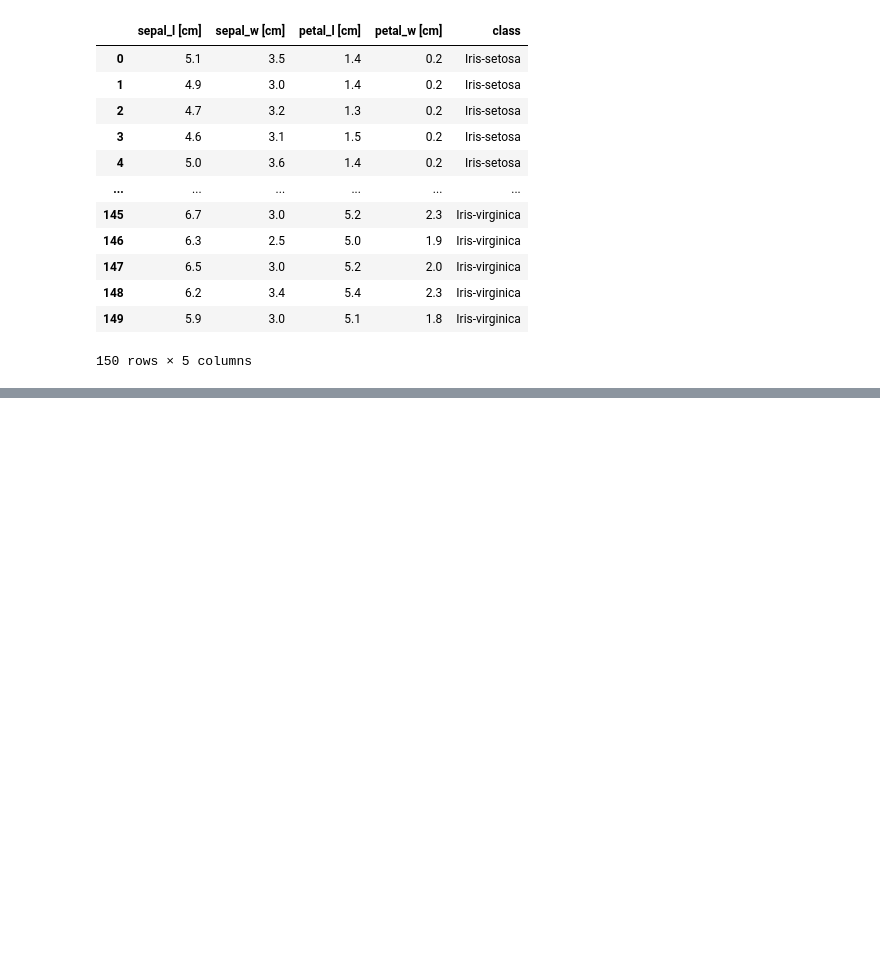
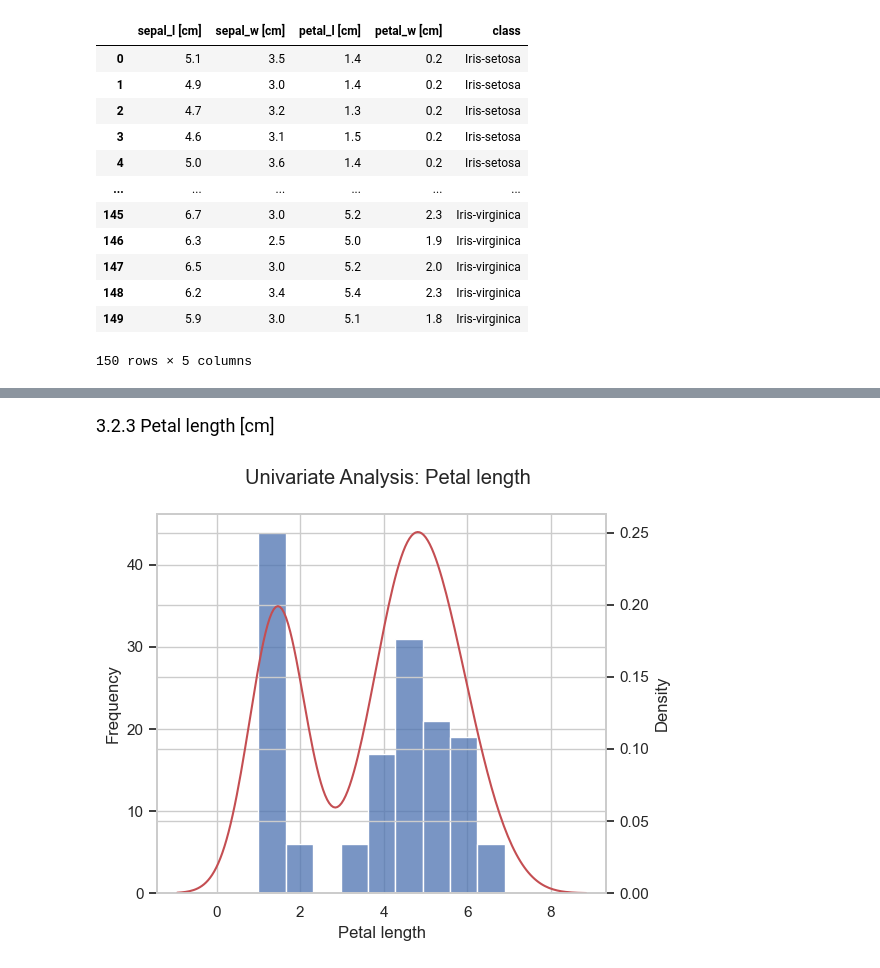
Before and after one commit to Meytacro/Iris-dataset-technical-test, a Jupyter notebook: scripts/main.ipynb, the cells around one changed output, grey strips where cells are left out. Saved outputs shown, nothing was run; the diff lists cells and outputs as text; code cells hidden in the pictures; blank space fills up the shorter version.

```diff
--- a/scripts/main.ipynb
+++ b/scripts/main.ipynb
@@ -177,0 +237,9 @@ df_virginica.head(1)
+# %% [markdown]
+<font size="4">3.2.3 Petal length [cm]</font>
+# %%
+var = 'petal_l [cm]'
+var_title = 'Petal length'
+
+function_plot_UA(var,var_title)
+# %% [output]
+[figure, added]
```
Also changed, not shown: parts of 44 cells of this notebook.
